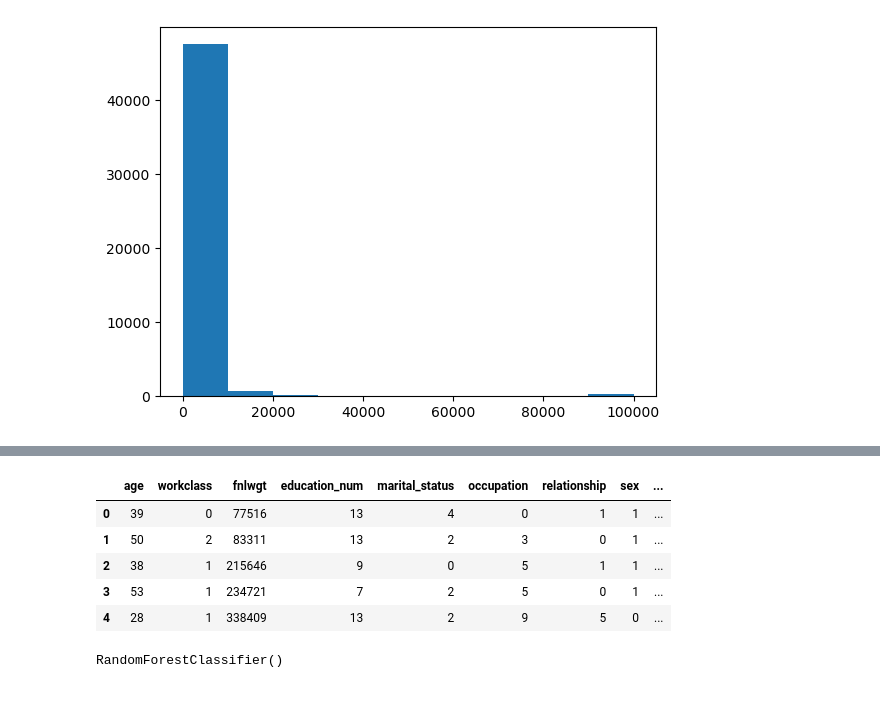
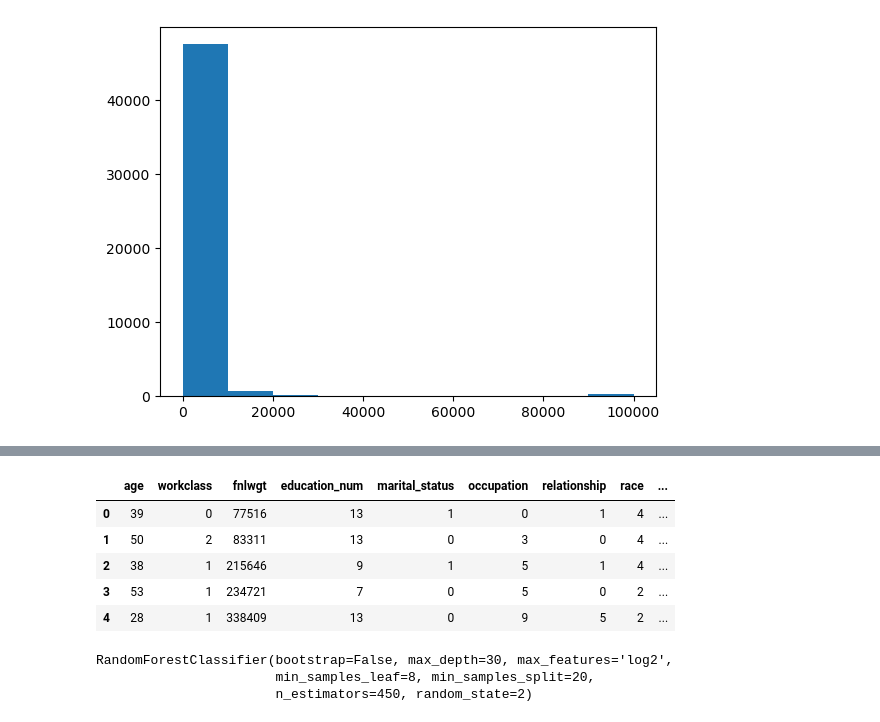
Before and after one commit to manethgamage/Adult-Sensus-Income-Prediction, a Jupyter notebook: Untitled.ipynb, the cells around one changed output, grey strips where cells are left out. Saved outputs shown, nothing was run; the diff lists cells and outputs as text; code cells hidden in the pictures.

```diff
--- a/Untitled.ipynb
+++ b/Untitled.ipynb
@@ -207,0 +292,5 @@ data
+# %%
+filtered_data = data[(data['age'] < 27) & ((data['education'] == ' Doctorate') | (data['education'] == ' Prof-school'))].index
+filtered_data.shape
+data.drop(filtered_data, inplace=True)
+data.reset_index(drop=True, inplace=True)
@@ -321,0 +366,14 @@ data.shape
+# %%
+Q1 = data['fnlwgt'].quantile(0.25)
+Q3 = data['fnlwgt'].quantile(0.75)
+IQR = Q3 - Q1
+
+lower_bound = Q1 - 1.5 * IQR
+upper_bound = Q3 + 1.5 * IQR
+outlier_data = data[(data['fnlwgt'] < lower_bound) | (data['fnlwgt'] > upper_bound)]
+
+print("Shape of outlier data:", outlier_data.shape)
+
+median_fnlwgt = data['fnlwgt'].median()
+
+data.loc[(data['fnlwgt'] < lower_bound) | (data['fnlwgt'] > upper_bound), 'fnlwgt'] = median_fnlwgt
@@ -395,6 +449,6 @@ plt.show()
 # %% [output]
 [figure]
 # %%
-# data['marital_status'] = data['marital_status'].replace([' Divorced',' Married-spouse-absent',' Never-married',' Separated',' Widowed'],'Single')
-# data['marital_status'] = data['marital_status'].replace([' Married-AF-spouse',' Married-civ-spouse'],'Couple')
-# data.head(10)
+data['marital_status'] = data['marital_status'].replace([' Divorced',' Married-spouse-absent',' Never-married',' Separated',' Widowed'],'Single')
+data['marital_status'] = data['marital_status'].replace([' Married-AF-spouse',' Married-civ-spouse'],'Couple')
+data.head(10)
@@ -501,2 +573,2 @@ See the caveats in the documentation: https://pandas.pydata.org/pandas-docs/stab
 # %%
-data = data.drop(['race'],axis=1)
+# data = data.drop(['race'],axis=1)
@@ -503,24 +595,24 @@ data = data.drop(['race'],axis=1)
 # %%
 from sklearn.preprocessing import LabelEncoder
 
 le = LabelEncoder()
 data['workclass'] = le.fit_transform(data['workclass'])
 data['marital_status'] = le.fit_transform(data['marital_status'])
 data['occupation'] = le.fit_transform(data['occupation'])
 data['relationship'] = le.fit_transform(data['relationship'])
-# data['race'] = le.fit_transform(data['race'])
+data['race'] = le.fit_transform(data['race'])
 data['sex'] = le.fit_transform(data['sex'])
 data['native_country'] = le.fit_transform(data['native_country'])
 data['income'] = le.fit_transform(data['income'])
-
+# data['capital_gain_category'] = le.fit_transform(data['capital_gain_category'])
 data.head()
 # %% [output]
-|  | age | workclass | fnlwgt | education_num | marital_status | occupation | relationship | sex | ... |
-| 0 | 39 | 0 | 77516 | 13 | 4 | 0 | 1 | 1 | ... |
-| 1 | 50 | 2 | 83311 | 13 | 2 | 3 | 0 | 1 | ... |
-| 2 | 38 | 1 | 215646 | 9 | 0 | 5 | 1 | 1 | ... |
-| 3 | 53 | 1 | 234721 | 7 | 2 | 5 | 0 | 1 | ... |
-| 4 | 28 | 1 | 338409 | 13 | 2 | 9 | 5 | 0 | ... |
+|  | age | workclass | fnlwgt | education_num | marital_status | occupation | relationship | race | ... |
+| 0 | 39 | 0 | 77516 | 13 | 1 | 0 | 1 | 4 | ... |
+| 1 | 50 | 2 | 83311 | 13 | 0 | 3 | 0 | 4 | ... |
+| 2 | 38 | 1 | 215646 | 9 | 1 | 5 | 1 | 4 | ... |
+| 3 | 53 | 1 | 234721 | 7 | 0 | 5 | 0 | 2 | ... |
+| 4 | 28 | 1 | 338409 | 13 | 0 | 9 | 5 | 2 | ... |
 # %%
 X = data.drop(['income'],axis=1)
 Y = data['income']
@@ -532,8 +659,12 @@ X_train, X_test, Y_train, Y_test = train_test_split(X,Y,test_size=0.2)
 # %%
 from sklearn.naive_bayes import GaussianNB
 gb = GaussianNB()
-rf = RandomForestClassifier()
+rf = RandomForestClassifier(bootstrap=False, max_depth=30, max_features='log2',
+                       min_samples_leaf=8, min_samples_split=20,
+                       n_estimators=450, random_state=2)
 gb.fit(X_train,Y_train)
 rf.fit(X_train,Y_train)
 # %% [output]
-RandomForestClassifier()
+RandomForestClassifier(bootstrap=False, max_depth=30, max_features='log2',
+                       min_samples_leaf=8, min_samples_split=20,
+                       n_estimators=450, random_state=2)
```
Also changed, not shown: parts of 54 cells of this notebook.
